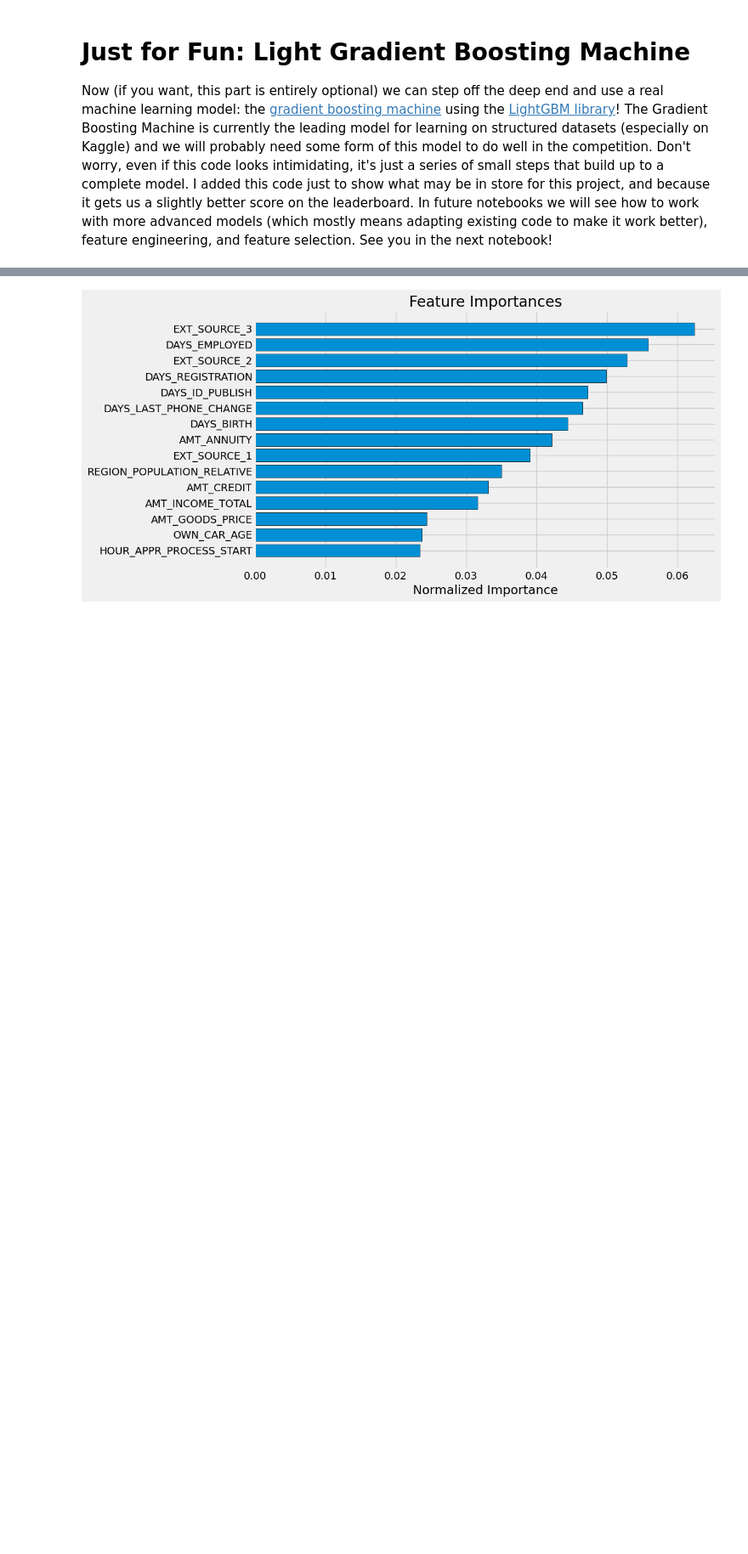
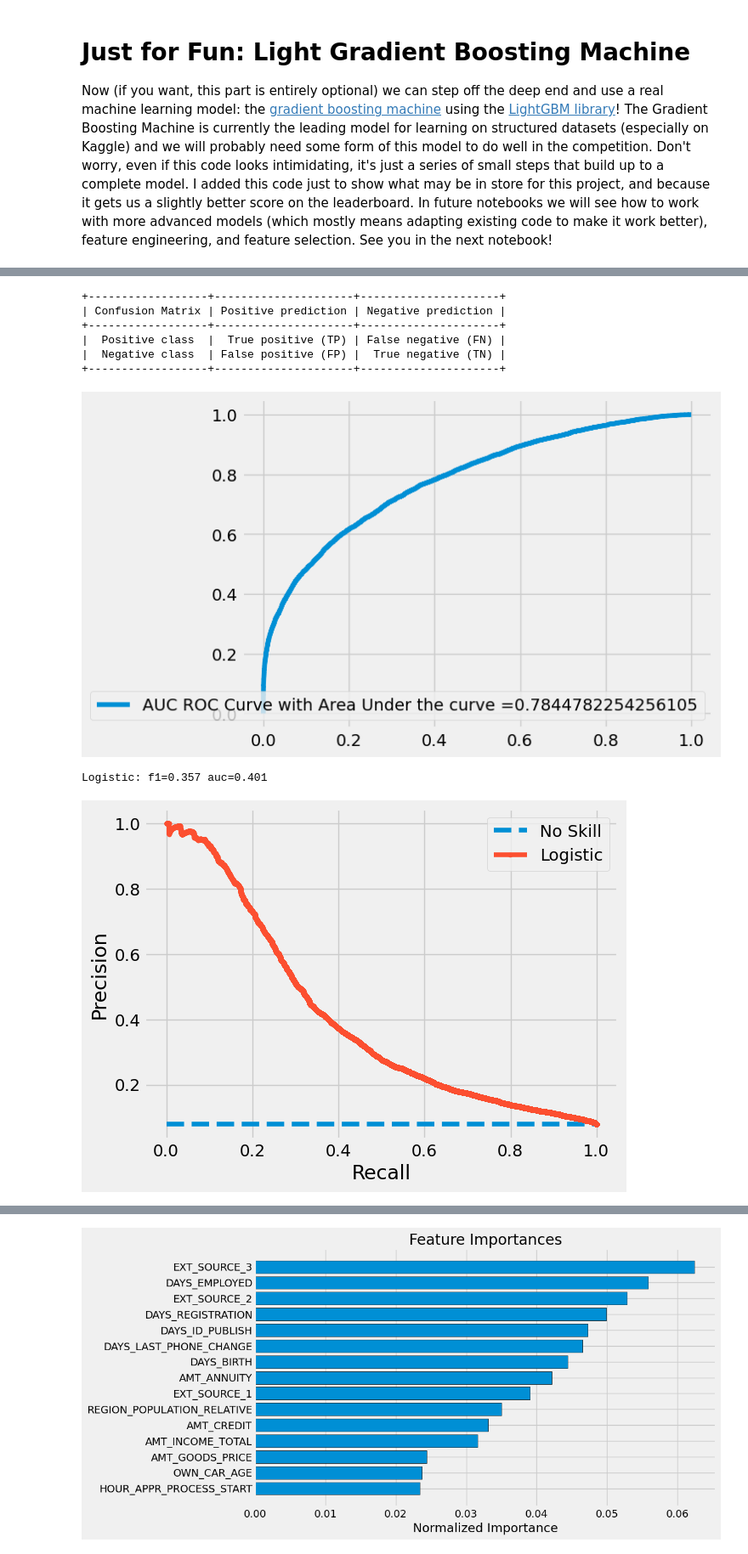
Before and after one commit to MarkoBrie/automated_credit_scoring_with_ML, a Jupyter notebook: 1_EDA.ipynb, the cells around one changed output, grey strips where cells are left out. Shown at 85% size. Drawn from its saved outputs; the diff is of its cells as text; code cells hidden in the pictures; blank space fills up the shorter version.

```diff
--- a/1_EDA.ipynb
+++ b/1_EDA.ipynb
@@ -1127,0 +1379,34 @@ Now (if you want, this part is entirely optional) we can step off the deep end a
+# %%
+from sklearn.model_selection import train_test_split
+
+def split_feature_train(feature, label):
+    print("X in ", feature[:10])
+    print("Y in ", label[:10])
+    X = feature.copy()
+    y = label.copy()
+    print('Training Data Shape: ', X.shape)
+    print('Training Label Data Shape: ', y.shape)
+    #X_train, X_test, y_train, y_test = train_test_split(X, y, test_size=0.2)#, random_state=42)
+
+    # Specify the row index where you want to split
+    split_row_index = int(len(feature)*0.8)
+
+    # Split the array into two along the rows
+    X_train = feature[:split_row_index]
+    X_test = feature[split_row_index:]
+    y_train = label[:split_row_index]
+    y_test = label[split_row_index:]
+
+
+    # Print the sizes of the resulting sets
+    print("Training set size:", len(X_train))
+    print("Testing set size:", len(X_test))
+    print("Training label set size:", len(y_train))
+    print("Testing label set size:", len(y_test))
+
+    print("X out ", X_train[:10])
+    print("Y out ", y_train[:10])
+
+    return X_train, X_test, y_train, y_test
+
+X_train, X_test, Y_train, Y_test = split_feature_train(feature_prepared, label_train)
@@ -1127,0 +1655,15 @@ Now (if you want, this part is entirely optional) we can step off the deep end a
+# %%
+new_row = generate_model_report(model_out, "LightGBM", X_test, Y_test)
+# Append the new row to the DataFrame
+metrics_df = pd.concat([metrics_df,new_row]).reset_index()
+metrics_df
+# %% [output]
++------------------+---------------------+---------------------+
+| Confusion Matrix | Positive prediction | Negative prediction |
++------------------+---------------------+---------------------+
+|  Positive class  |  True positive (TP) | False negative (FN) |
+|  Negative class  | False positive (FP) |  True negative (TN) |
++------------------+---------------------+---------------------+
+[figure, added]
+Logistic: f1=0.357 auc=0.401
+[figure, added]
```
Also changed, not shown: parts of 51 cells of this notebook.
